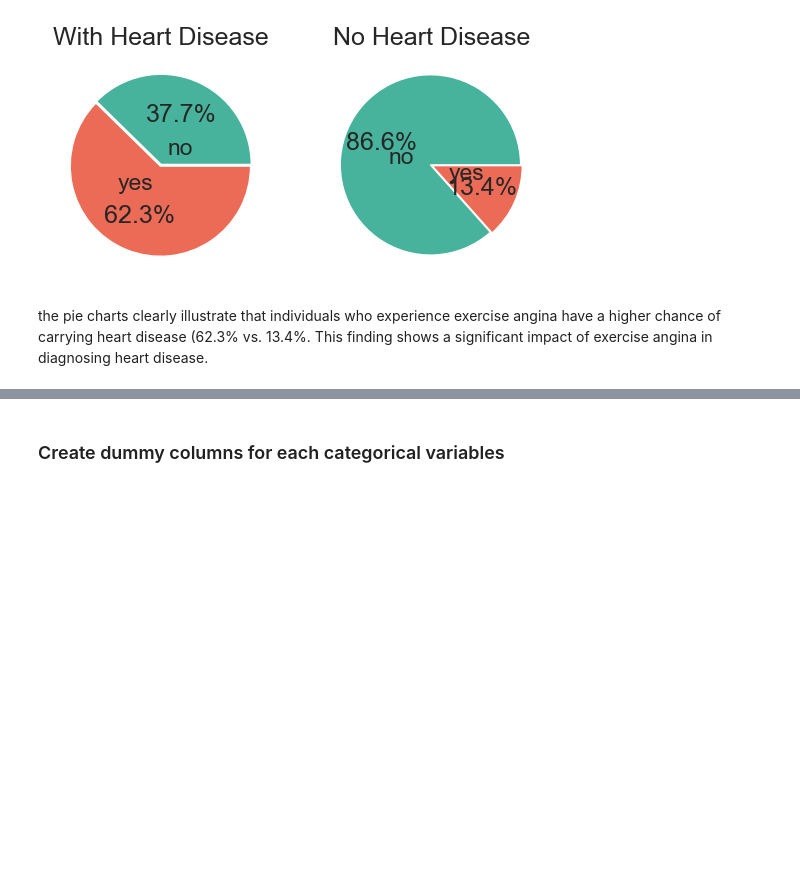
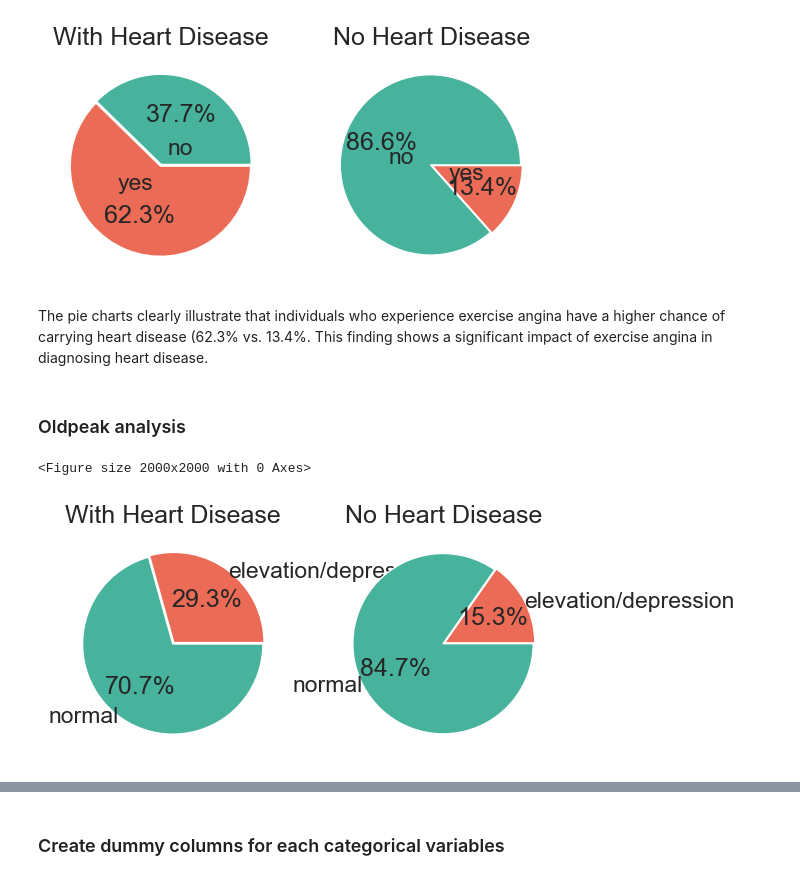
Before and after one commit to davednguyen/CPSC5305_Team_DataGeeks, a Jupyter notebook: HeartAttackPrediction.ipynb, the cells around one changed output, grey strips where cells are left out. Saved outputs shown, nothing was run; the diff lists cells and outputs as text; code cells hidden in the pictures; blank space fills up the shorter version.

Commit message:
Added Oldpeak and ST_Slope Analysis

```diff
--- a/HeartAttackPrediction.ipynb
+++ b/HeartAttackPrediction.ipynb
@@ -451,4 +457,27 @@ plt.savefig('figures/ExerciseAnginaAnalysis.jpg')
 <Figure size 2000x2000 with 0 Axes>
 [figure]
 # %% [markdown]
-the pie charts clearly illustrate that individuals who experience exercise angina have a higher chance of carrying heart disease (62.3% vs. 13.4%. This finding shows a significant impact of exercise angina in diagnosing heart disease.
+The pie charts clearly illustrate that individuals who experience exercise angina have a higher chance of carrying heart disease (62.3% vs. 13.4%. This finding shows a significant impact of exercise angina in diagnosing heart disease.
+# %% [markdown]
+### Oldpeak analysis
+# %%
+# Pie chart for oldpeak (ST depression induced by exercise relative to rest)
+stedD = df[(df.Oldpeak<-0.1) | (df.Oldpeak>0.1) & (df.HeartDisease==1)]
+normalD = df[(df.Oldpeak>=-0.1) | (df.Oldpeak<=0.1) & (df.HeartDisease==1)]
+
+sted = df[(df.Oldpeak<-0.1) | (df.Oldpeak>0.1) & (df.HeartDisease==0)]
+normal = df[(df.Oldpeak>=-0.1) | (df.Oldpeak<=0.1) & (df.HeartDisease==0)]
+
+colors = ['#EC6B56', '#47B39C']
+plt.figure(figsize=(20,20))
+sns.set_context('notebook',font_scale = 1.5)
+fig, ax = plt.subplots(1,2, sharex='all', sharey='all')
+
+ax[0].pie([len(stedD),len(normalD)],labels=['elevation/depression','normal'],colors=colors, explode= [0.01,0.01], autopct='%1.1f%%', labeldistance = 1)
+ax[0].set_title('With Heart Disease')
+ax[1].pie([len(sted),len(normal)],labels=['elevation/depression','normal'],colors=colors, explode= [0.01,0.01], autopct='%1.1f%%', labeldistance = 1)
+ax[1].set_title('No Heart Disease')
+plt.savefig('figures/OldpeakAnalysis.jpg')
+# %% [output]
+<Figure size 2000x2000 with 0 Axes>
+[figure, added]
```
Also changed, not shown: parts of 8 cells of this notebook, 2 other files.
